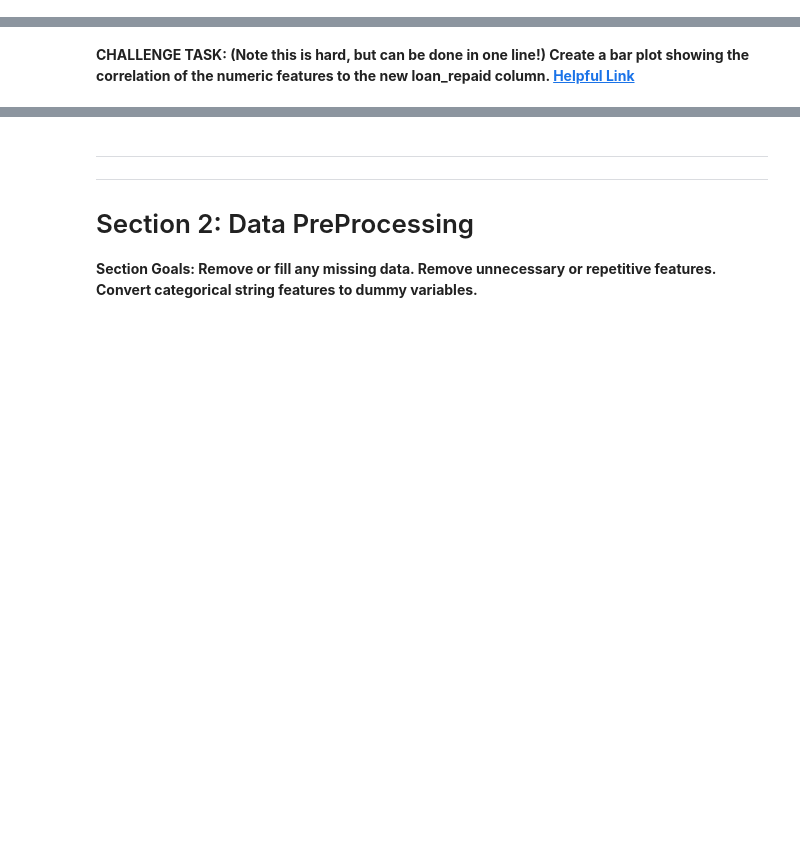
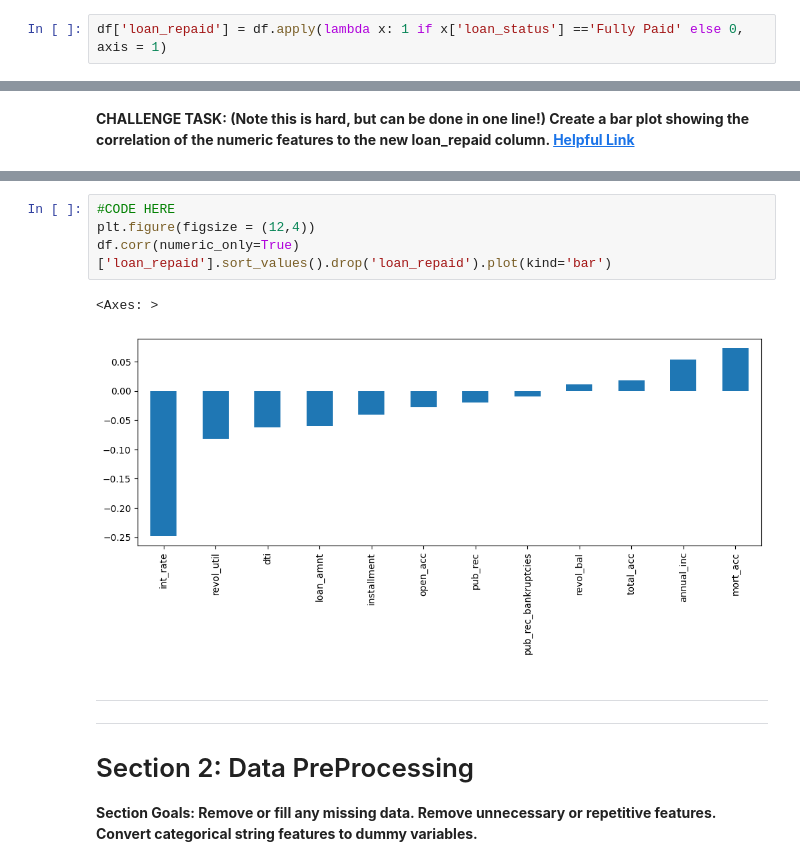
Before and after one commit to phuocdang86/Python_Tensorflow, a Jupyter notebook: 03-ANNs/03-Keras-Project-Exercise.ipynb, the cells around one changed output, grey strips where cells are left out. Drawn from its saved outputs; the diff is of its cells as text; blank space fills up the shorter version.

```diff
--- a/03-ANNs/03-Keras-Project-Exercise.ipynb
+++ b/03-ANNs/03-Keras-Project-Exercise.ipynb
@@ -410,0 +402,2 @@ array(['Fully Paid', 'Charged Off'], dtype=object)
+# %%
+df['loan_repaid'] = df.apply(lambda x: 1 if x['loan_status'] =='Fully Paid' else 0, axis = 1)
@@ -419,3 +422,10 @@ array(['Fully Paid', 'Charged Off'], dtype=object)
+# %%
+#CODE HERE
+plt.figure(figsize = (12,4))
+df.corr(numeric_only=True)['loan_repaid'].sort_values().drop('loan_repaid').plot(kind='bar')
+# %% [output]
+<Axes: >
+[figure, added]
 # %% [markdown]
 ---
 ---
```
Also changed, not shown: parts of 56 cells of this notebook, 1 other file.
